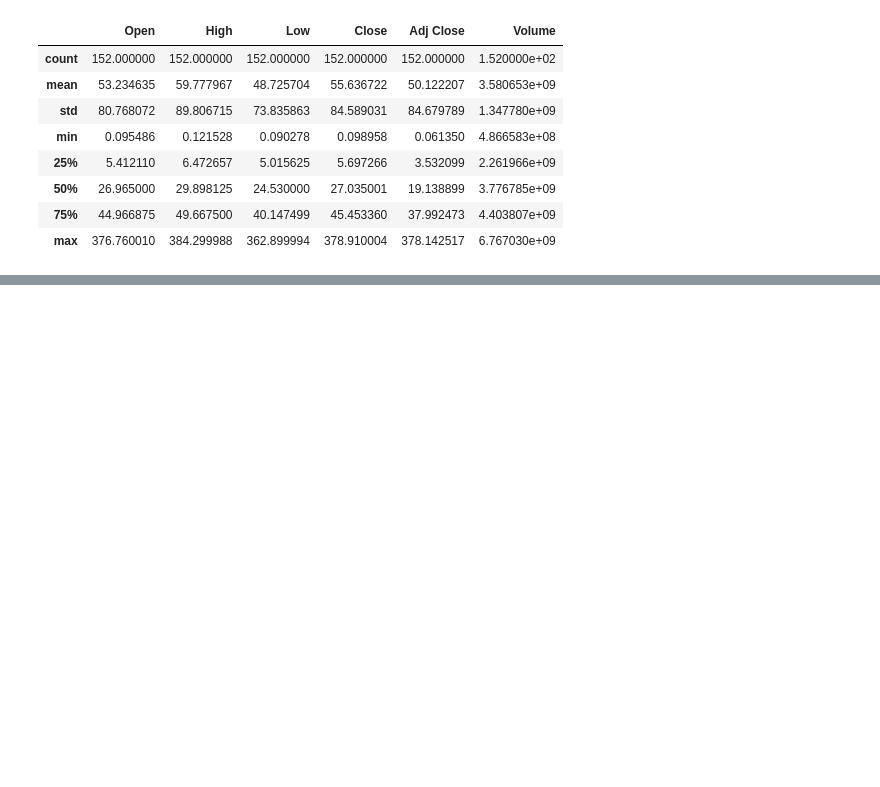
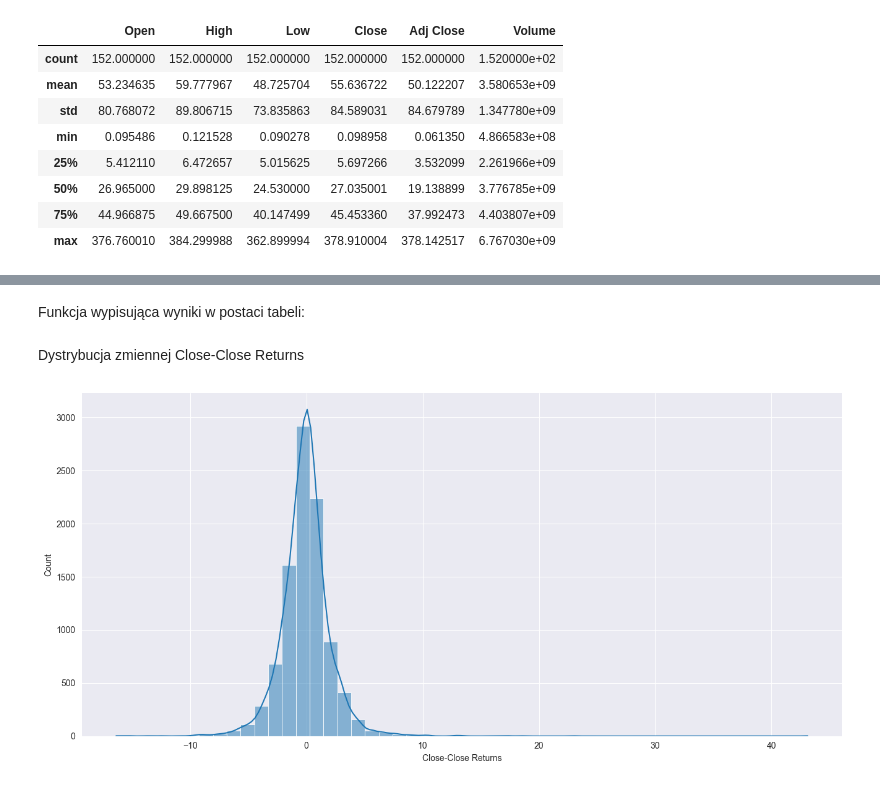
Before and after one commit to daredevilq/stock-market-analysis, a Jupyter notebook: market-analysis.ipynb, the cells around one changed output, grey strips where cells are left out. Drawn from its saved outputs; the diff is of its cells as text; code cells hidden in the pictures; blank space fills up the shorter version.

```diff
--- a/market-analysis.ipynb
+++ b/market-analysis.ipynb
@@ -272,0 +505,2 @@ df_microsoft_quarterly.describe()
+# %% [markdown]
+Funkcja wypisująca wyniki w postaci tabeli:
@@ -272,0 +509,8 @@ df_microsoft_quarterly.describe()
+# %% [markdown]
+Dystrybucja zmiennej Close-Close Returns
+# %%
+g = sns.displot(data=df_microsoft_daily['Close-Close Returns'], kde=True, bins=50)
+g.fig.set_figwidth(15)
+g.fig.set_figheight(6.5)
+# %% [output]
+[figure, added]
```
Also changed, not shown: parts of 50 cells of this notebook, 4 other files.
